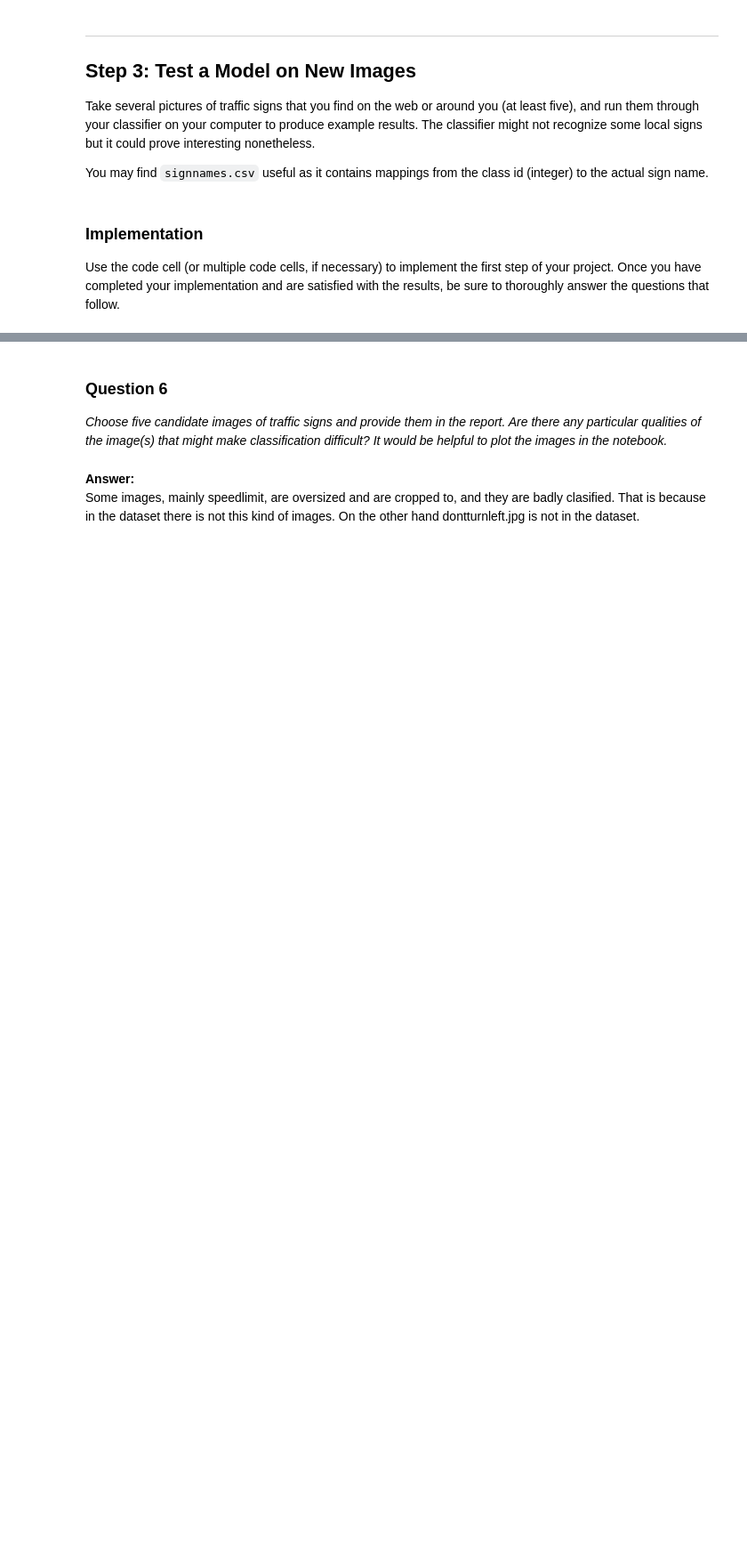
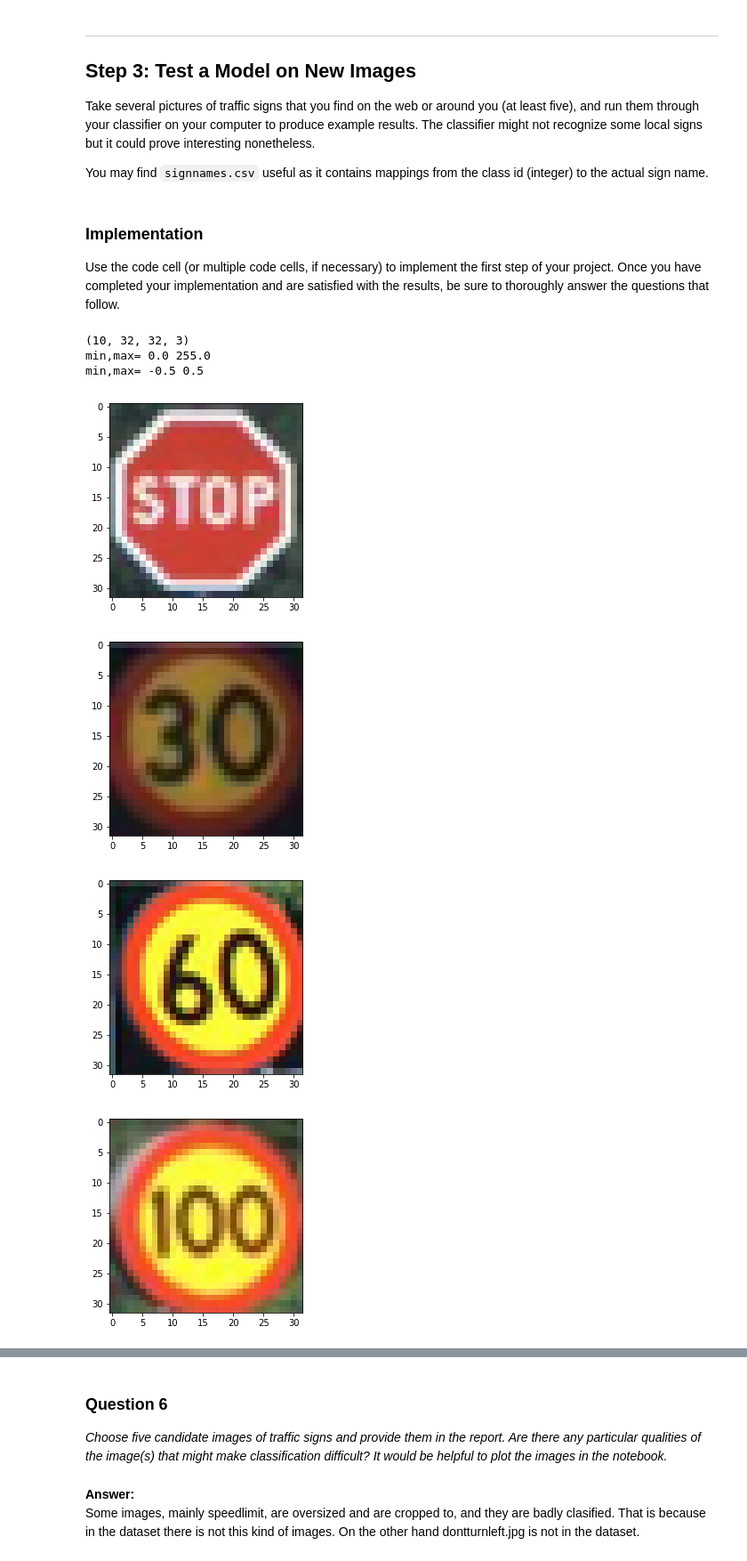
Before and after one commit to franciscodominguezmateos/CarND-P2, a Jupyter notebook: Traffic_Signs_Recognition.ipynb, the cells around one changed output, grey strips where cells are left out. Shown: that part at 89% size. Drawn from its saved outputs; the diff is of its cells as text; code cells hidden in the pictures; blank space fills up the shorter version.

```diff
--- a/Traffic_Signs_Recognition.ipynb
+++ b/Traffic_Signs_Recognition.ipynb
@@ -558,32 +556,40 @@ import PIL.Image as pimg
 with open("signnames.csv") as f:
     signames=f.readlines()
 size=(32,32)
 limg=[]
-ly=[1,2,3,4,5,6,7]
+ly=[14,1,3,7,8,12,17,36,9,10]
 names=["stop.jpg",
        "speedlimit30.jpg",
        "speedlimit60.jpg",
        "speedlimit100.jpg",
        "speedlimit120.jpg",
        "priorityroad.jpg",
-       "dontturnleft.jpg",
+       #"dontturnleft.jpg",
        "forbident.jpg",
        "gostraightorright.jpg",
        "nopassing.jpg",
        "nopassingtrunk.jpg"]
 for fn in names:
     im1=pimg.open(fn)
     im1=im1.resize(size, pimg.ANTIALIAS)
     im1=np.array(im1)
     plt.figure()
     plt.imshow(im1)
     limg.append(im1)
 X_new=np.array(limg)
 y_new=np.array(ly)
 print(X_new.shape)
 new_dataset_prenorm, new_labels = reformat(X_new,y_new)
 #print("new_labels=",new_labels)
 print("min,max=",np.min(new_dataset_prenorm),np.max(new_dataset_prenorm))
 new_dataset=normalize(new_dataset_prenorm)
 print("min,max=",np.min(new_dataset),np.max(new_dataset))
 new_feed_dict={x:new_dataset,l:new_labels,keep_prob:1.0}
+# %% [output]
+(10, 32, 32, 3)
+min,max= 0.0 255.0
+min,max= -0.5 0.5
+[figure, added]
+[figure, added]
+[figure, added]
+[figure, added]
```
Also changed, not shown: parts of 10 cells of this notebook.
